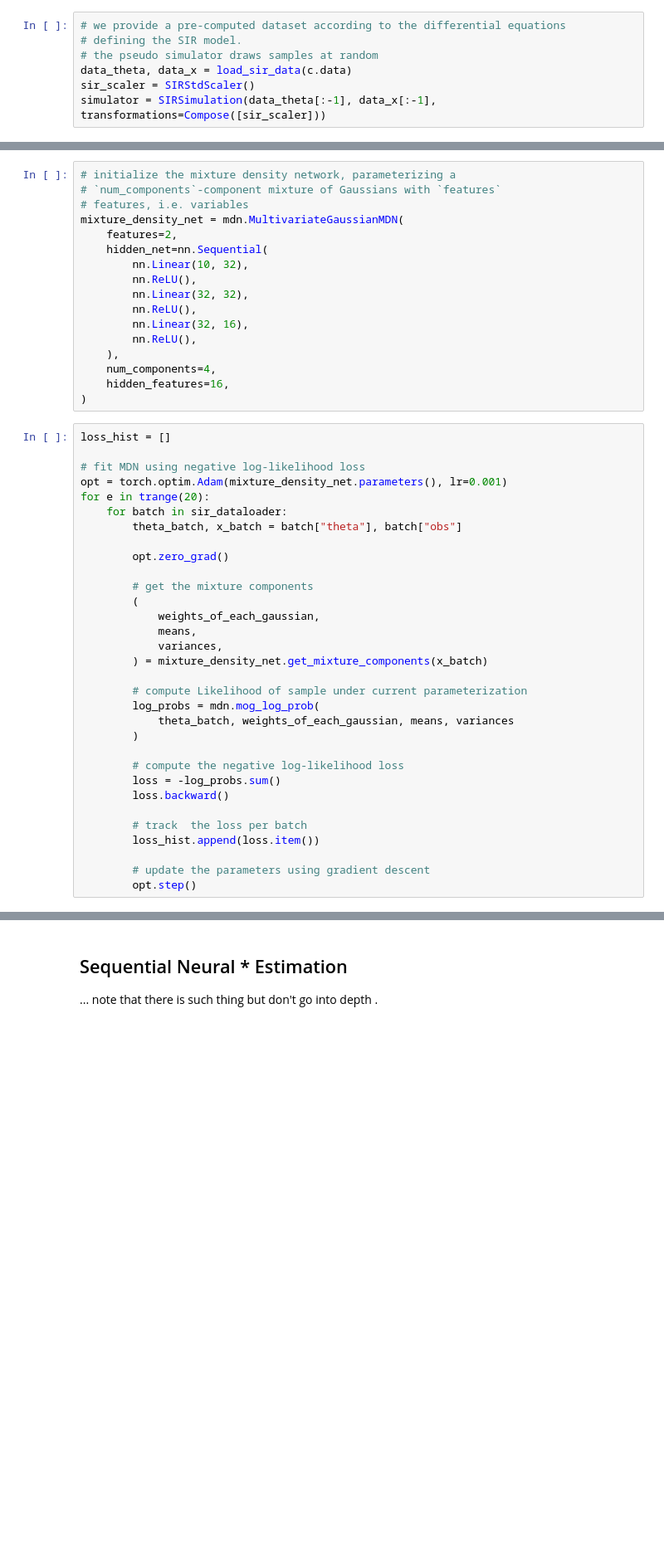
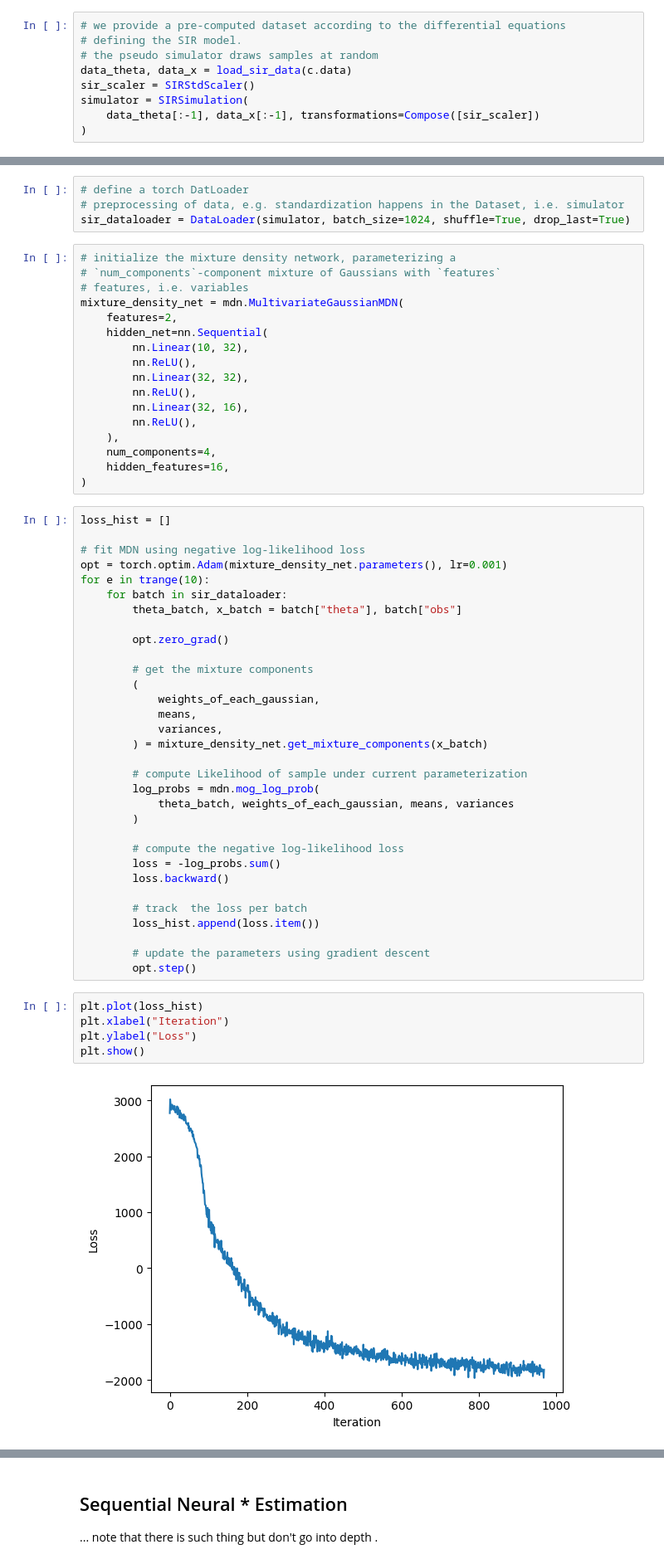
Before and after one commit to aai-institute/tfl-training-sbi, a Jupyter notebook: notebooks/nb_03_neural_density_estimation.ipynb, the cells around one changed output, grey strips where cells are left out. Shown at 83% size. Drawn from its saved outputs; the diff is of its cells as text; blank space fills up the shorter version.

Commit message:
added inspection plots for trained model

```diff
--- a/notebooks/nb_03_neural_density_estimation.ipynb
+++ b/notebooks/nb_03_neural_density_estimation.ipynb
@@ -123,6 +125,8 @@ provided.
 # the pseudo simulator draws samples at random
 data_theta, data_x = load_sir_data(c.data)
 sir_scaler = SIRStdScaler()
-simulator = SIRSimulation(data_theta[:-1], data_x[:-1], transformations=Compose([sir_scaler]))
+simulator = SIRSimulation(
+    data_theta[:-1], data_x[:-1], transformations=Compose([sir_scaler])
+)
 # %%
 # let's fix the last pair as observation
@@ -146,3 +148,7 @@ sir_dataloader = DataLoader(simulator, batch_size=512, shuffle=True, drop_last=T
+# %%
+# define a torch DatLoader
+# preprocessing of data, e.g. standardization happens in the Dataset, i.e. simulator
+sir_dataloader = DataLoader(simulator, batch_size=1024, shuffle=True, drop_last=True)
 # %%
 # initialize the mixture density network, parameterizing a
 # `num_components`-component mixture of Gaussians with `features`
@@ -165,7 +171,7 @@ loss_hist = []
 
 # fit MDN using negative log-likelihood loss
 opt = torch.optim.Adam(mixture_density_net.parameters(), lr=0.001)
-for e in trange(20):
+for e in trange(10):
     for batch in sir_dataloader:
         theta_batch, x_batch = batch["theta"], batch["obs"]
 
@@ -192,6 +198,13 @@ for e in trange(20):
 
         # update the parameters using gradient descent
         opt.step()
+# %%
+plt.plot(loss_hist)
+plt.xlabel("Iteration")
+plt.ylabel("Loss")
+plt.show()
+# %% [output]
+[figure, added]
 # %% [markdown]
 ### Inspecting the Learned Distribution
 
```
Also changed, not shown: parts of 13 cells of this notebook.
